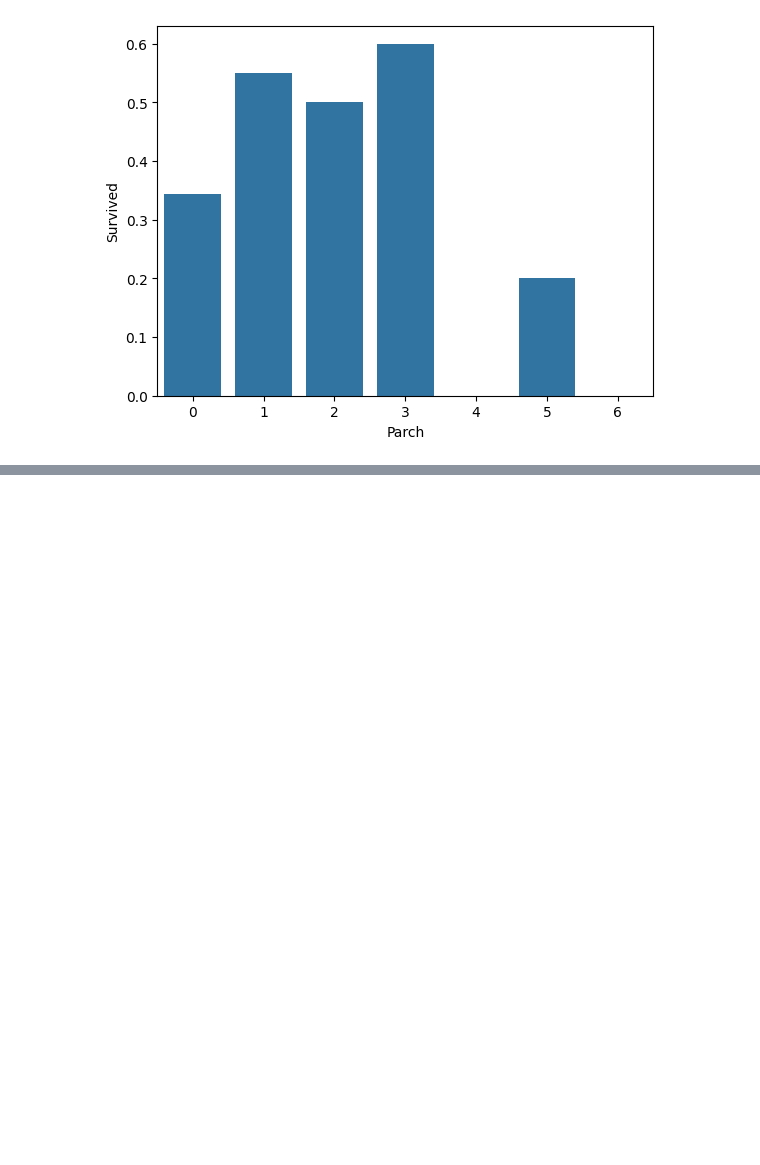
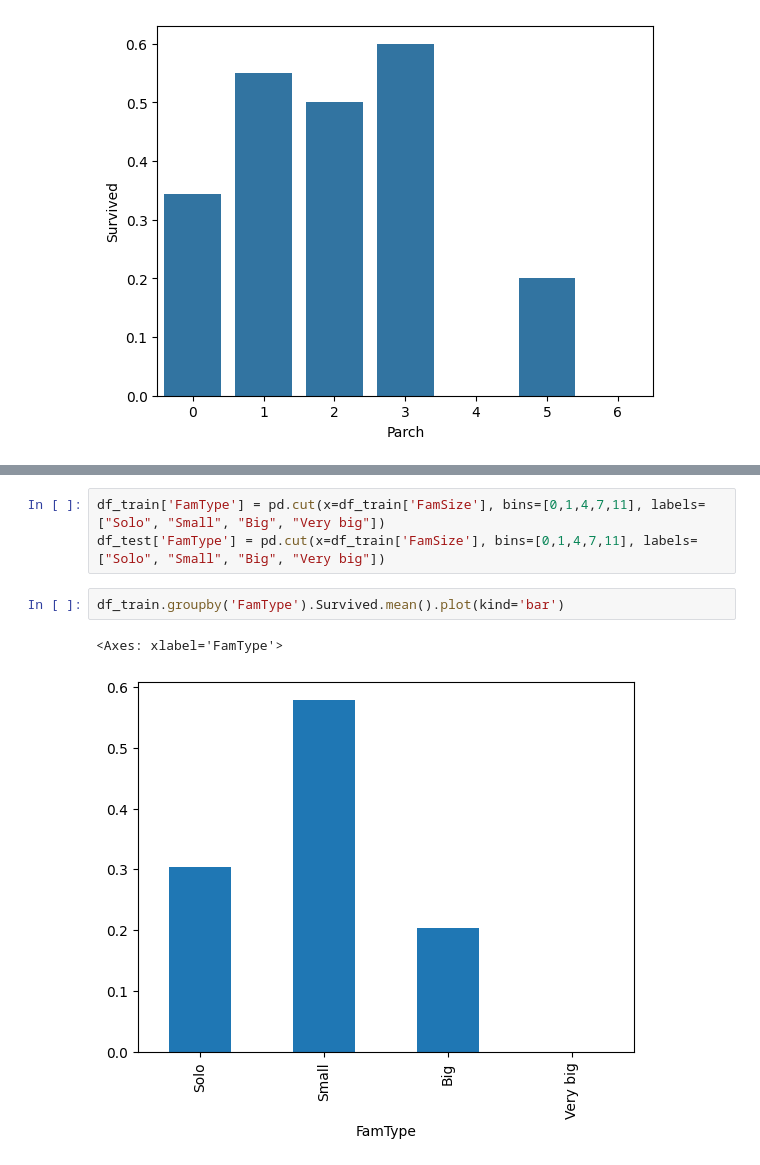
Before and after one commit to Marcin-Rozmus/titanic_ml, a Jupyter notebook: notebook.ipynb, the cells around one changed output, grey strips where cells are left out. Saved outputs shown, nothing was run; the diff lists cells and outputs as text; blank space fills up the shorter version.

```diff
--- a/notebook.ipynb
+++ b/notebook.ipynb
@@ -249,0 +321,8 @@ sns.barplot(x=df_train['Parch'], y=df_train['Survived'], errorbar=None)
+# %%
+df_train['FamType'] = pd.cut(x=df_train['FamSize'], bins=[0,1,4,7,11], labels=["Solo", "Small", "Big", "Very big"])
+df_test['FamType'] = pd.cut(x=df_train['FamSize'], bins=[0,1,4,7,11], labels=["Solo", "Small", "Big", "Very big"])
+# %%
+df_train.groupby('FamType').Survived.mean().plot(kind='bar')
+# %% [output]
+<Axes: xlabel='FamType'>
+[figure, added]
```
Also changed, not shown: parts of 9 cells of this notebook.
